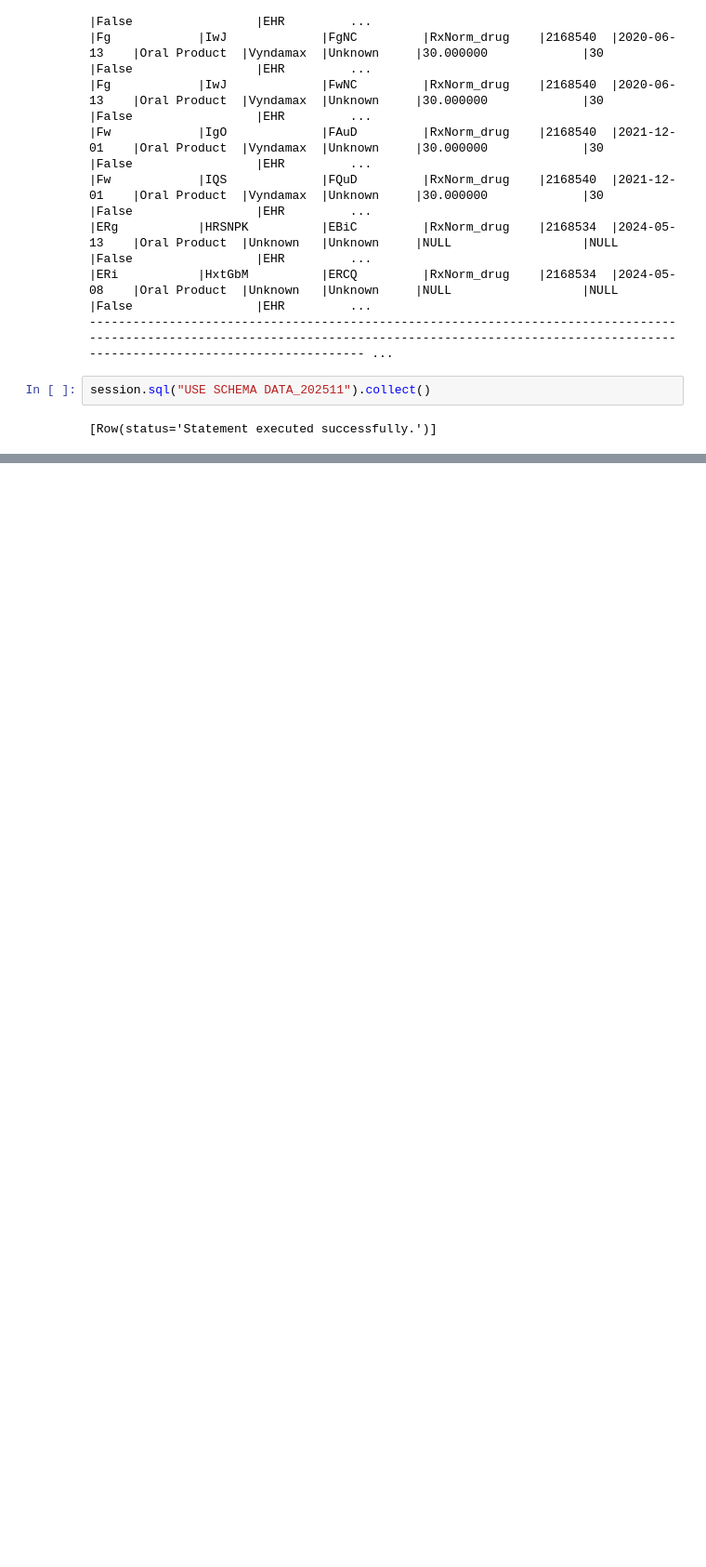
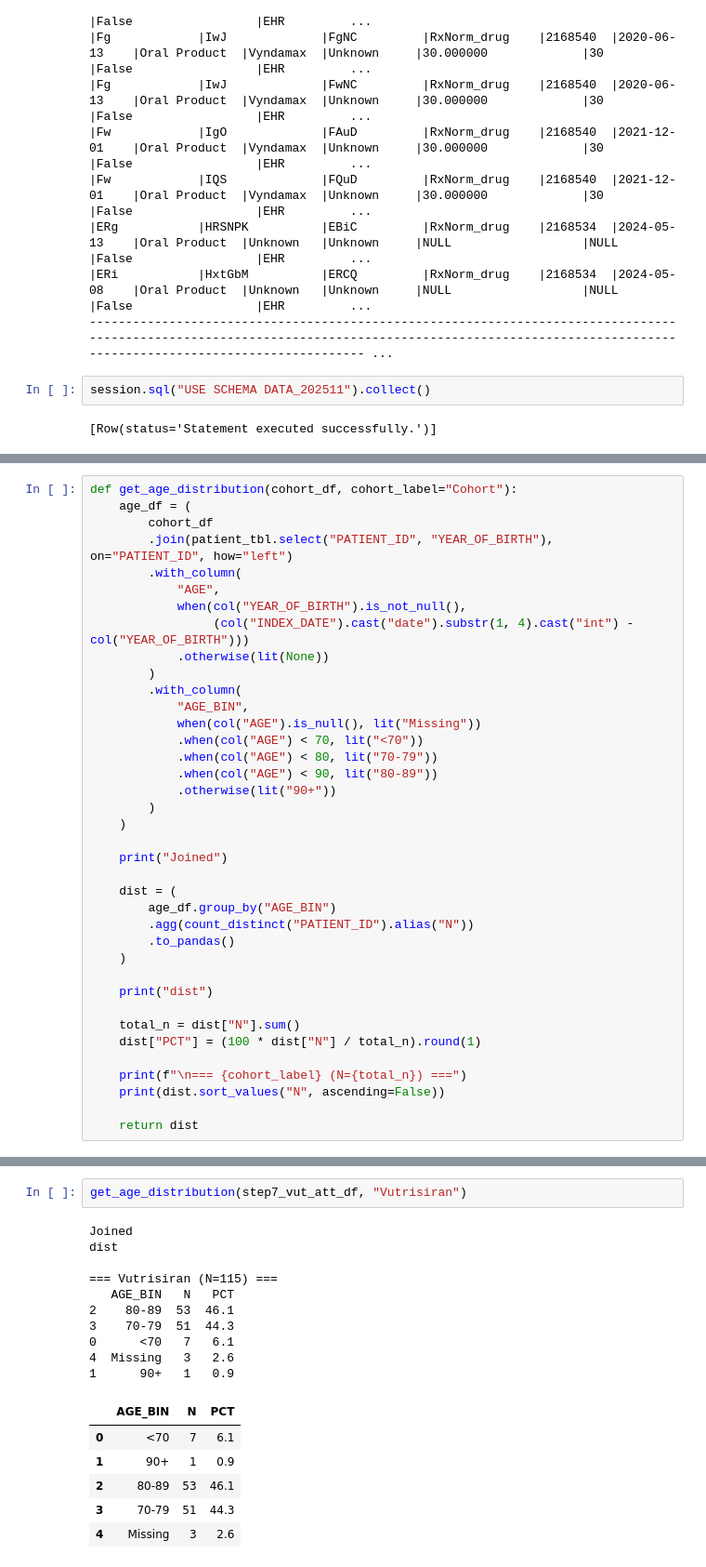
Before and after one commit to vishnusuresh-axt/aco_vut_feasibility, a Jupyter notebook: aco_vut_feasibility.ipynb, the cells around one changed output, grey strips where cells are left out. Shown at 93% size. Cells and saved outputs as stored; diff of their text form; blank space fills up the shorter version.

```diff
--- a/aco_vut_feasibility.ipynb
+++ b/aco_vut_feasibility.ipynb
@@ -1747,0 +1771,38 @@ medication_tbl.filter(col("CODE").isin(loop_diuretic_codes)).show()
+# %%
+def get_age_distribution(cohort_df, cohort_label="Cohort"):
+    age_df = (
+        cohort_df
+        .join(patient_tbl.select("PATIENT_ID", "YEAR_OF_BIRTH"), on="PATIENT_ID", how="left")
+        .with_column(
+            "AGE",
+            when(col("YEAR_OF_BIRTH").is_not_null(),
+                 (col("INDEX_DATE").cast("date").substr(1, 4).cast("int") - col("YEAR_OF_BIRTH")))
+            .otherwise(lit(None))
+        )
+        .with_column(
+            "AGE_BIN",
+            when(col("AGE").is_null(), lit("Missing"))
+            .when(col("AGE") < 70, lit("<70"))
+            .when(col("AGE") < 80, lit("70-79"))
+            .when(col("AGE") < 90, lit("80-89"))
+            .otherwise(lit("90+"))
+        )
+    )
+
+    print("Joined")
+
+    dist = (
+        age_df.group_by("AGE_BIN")
+        .agg(count_distinct("PATIENT_ID").alias("N"))
+        .to_pandas()
+    )
+
+    print("dist")
+
+    total_n = dist["N"].sum()
+    dist["PCT"] = (100 * dist["N"] / total_n).round(1)
+
+    print(f"\n=== {cohort_label} (N={total_n}) ===")
+    print(dist.sort_values("N", ascending=False))
+
+    return dist
@@ -1747,0 +1826,19 @@ medication_tbl.filter(col("CODE").isin(loop_diuretic_codes)).show()
+# %%
+get_age_distribution(step7_vut_att_df, "Vutrisiran")
+# %% [output]
+Joined
+dist
+
+=== Vutrisiran (N=115) ===
+   AGE_BIN   N   PCT
+2    80-89  53  46.1
+3    70-79  51  44.3
+0      <70   7   6.1
+4  Missing   3   2.6
+1      90+   1   0.9
+|  | AGE_BIN | N | PCT |
+| 0 | <70 | 7 | 6.1 |
+| 1 | 90+ | 1 | 0.9 |
+| 2 | 80-89 | 53 | 46.1 |
+| 3 | 70-79 | 51 | 44.3 |
+| 4 | Missing | 3 | 2.6 |
```
Also changed, not shown: parts of 14 cells of this notebook.
